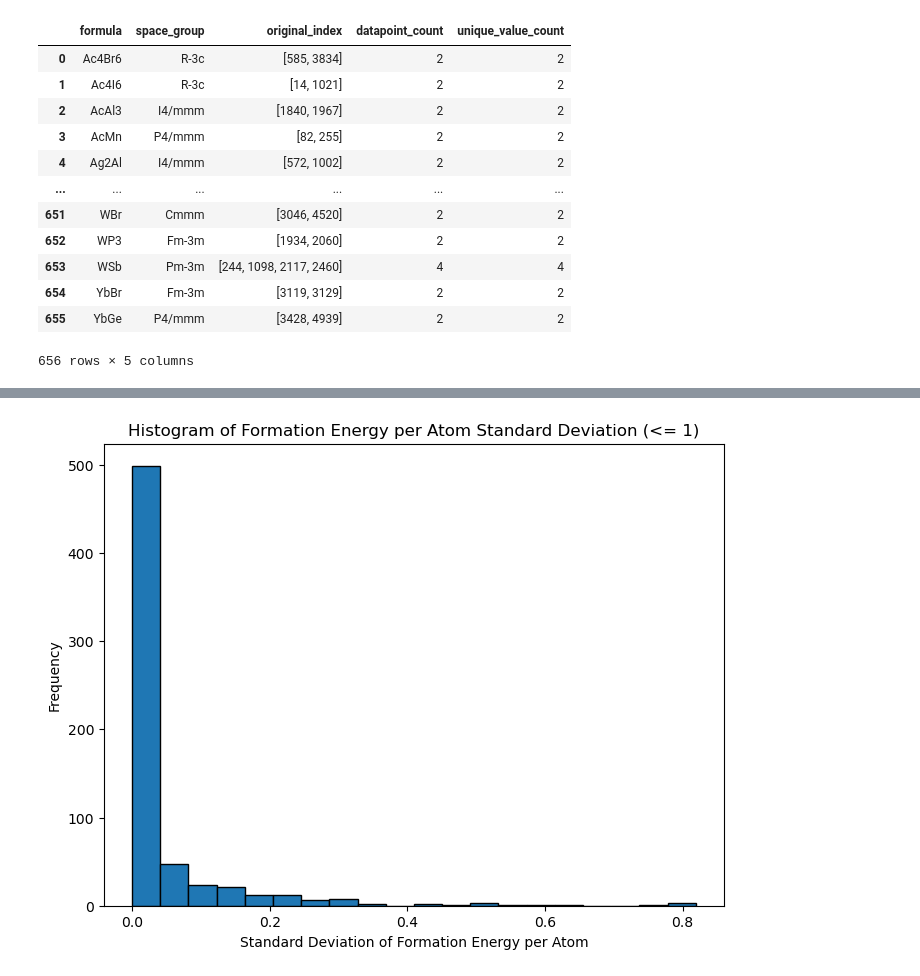
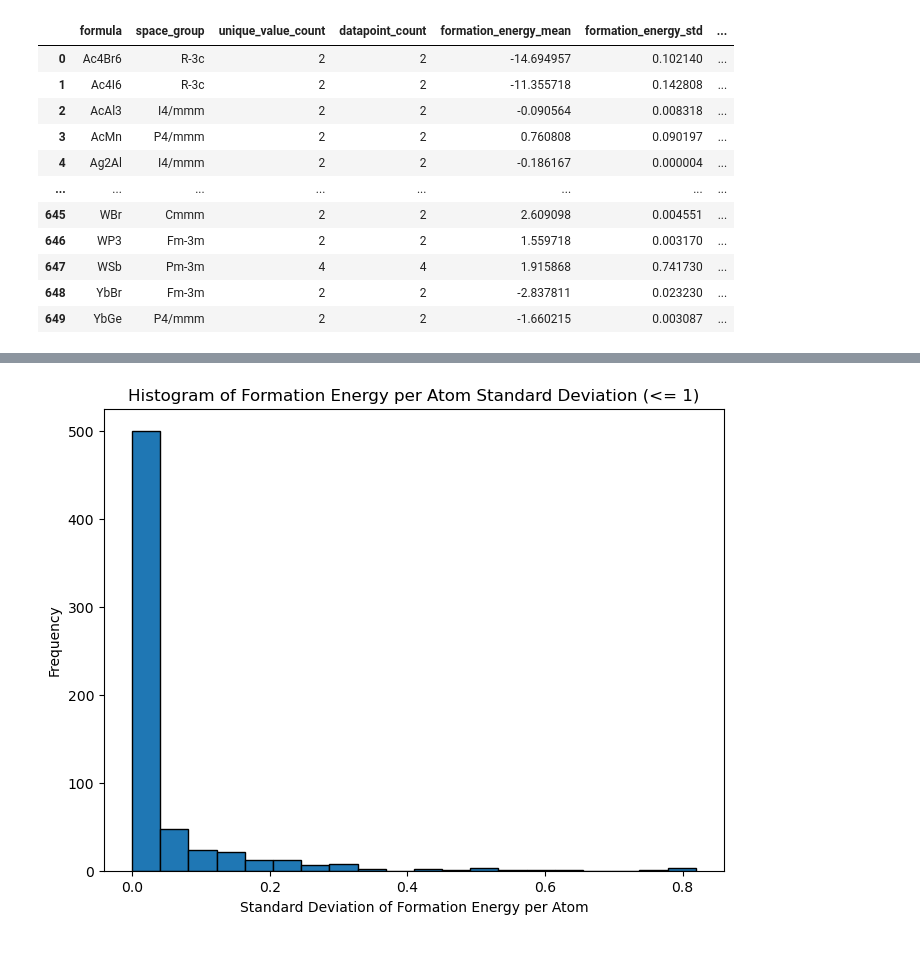
Before and after one commit to jfjoung/KRICT_Hackathon, a Jupyter notebook: practice.ipynb, the cells around one changed output, grey strips where cells are left out. Drawn from its saved outputs; the diff is of its cells as text; code cells hidden in the pictures.

Commit message:
Add cleaned data

```diff
--- a/practice.ipynb
+++ b/practice.ipynb
@@ -23,0 +49,16 @@ df
+# %%
+df['formation_energy'] = df['formation_energy'].apply(lambda x: ast.literal_eval(x) if isinstance(x, str) else x)
+
+# Extract 'value' and 'value_per_atom' from 'formation_energy' column
+df['formation_energy_value'] = df['formation_energy'].apply(lambda x: x.get('value') if isinstance(x, dict) else None)
+df['formation_energy_value_per_atom'] = df['formation_energy'].apply(lambda x: x.get('value_per_atom') if isinstance(x, dict) else None)
+
+# Remove rows where 'formation_energy_value_per_atom' is outside the range of -5 to 5
+df_cleaned = df[(df['formation_energy_value_per_atom'] <= 5) & (df['formation_energy_value_per_atom'] >= -5)].reset_index(drop=True)
+
+
+# Save the cleaned DataFrame to an Excel file
+df_cleaned.to_csv('MatDX_EF_cleaned.csv', index=False)
+
+# Display the cleaned DataFrame
+df_cleaned
@@ -89,31 +109,42 @@ exact_duplicates_df
 # %%
-df = df.reset_index().rename(columns={'index': 'original_index'})
+# Reset index to keep track of original indices
+df_cleaned = df_cleaned.reset_index().rename(columns={'index': 'original_index'})
 
 # Count occurrences of each (formula, space_group) pair to find exact duplicates
 duplicate_pairs = df.groupby(['formula', 'space_group']).size()
 exact_duplicates = duplicate_pairs[duplicate_pairs > 1].reset_index(name='count')
 
 # Filter the original DataFrame to include only exact duplicate pairs and keep original indices
-duplicate_df = df.merge(exact_duplicates[['formula', 'space_group']], on=['formula', 'space_group'])
+duplicate_df = df_cleaned.merge(exact_duplicates[['formula', 'space_group']], on=['formula', 'space_group'])
 
-
+# Convert 'formation_energy' from string to dictionary if needed
 duplicate_df['formation_energy'] = duplicate_df['formation_energy'].apply(lambda x: ast.literal_eval(x) if isinstance(x, str) else x)
 
-# Extract 'value' from the 'formation_energy' dictionary
+# Extract 'value' and 'value_per_atom' from the 'formation_energy' dictionary
 duplicate_df['formation_energy_value'] = duplicate_df['formation_energy'].apply(lambda x: x.get('value') if isinstance(x, dict) else None)
+duplicate_df['formation_energy_value_per_atom'] = duplicate_df['formation_energy'].apply(lambda x: x.get('value_per_atom') if isinstance(x, dict) else None)
 
-# Group by 'formula' and 'space_group' to count unique 'formation_energy_value'
-value_consistency = duplicate_df.groupby(['formula', 'space_group'])['formation_energy_value'].nunique()
-different_values_df = value_consistency[value_consistency > 1].reset_index(name='unique_value_count')
+# Convert extracted columns to numeric, forcing non-numeric values to NaN
+duplicate_df['formation_energy_value'] = pd.to_numeric(duplicate_df['formation_energy_value'], errors='coerce')
+duplicate_df['formation_energy_value_per_atom'] = pd.to_numeric(duplicate_df['formation_energy_value_per_atom'], errors='coerce')
 
-# Count datapoints for each (formula, space_group) in duplicate_df and include original indices
-datapoint_counts = duplicate_df.groupby(['formula', 'space_group']).agg({'original_index': list, 'formation_energy_value': 'size'}).reset_index()
-datapoint_counts = datapoint_counts.rename(columns={'formation_energy_value': 'datapoint_count'})
+# Check if conversion was successful
+print("Data types after conversion:")
+print(duplicate_df[['formation_energy_value', 'formation_energy_value_per_atom']].dtypes)
+print("\nAny NaN values in 'formation_energy_value':", duplicate_df['formation_energy_value'].isna().any())
+print("Any NaN values in 'formation_energy_value_per_atom':", duplicate_df['formation_energy_value_per_atom'].isna().any())
 
-# Merge with the unique_value_count to show the count of unique formation energy values per pair
-merged_counts = datapoint_counts.merge(different_values_df, on=['formula', 'space_group'], how='left').fillna(0)
-merged_counts['unique_value_count'] = merged_counts['unique_value_count'].astype(int)
+# Now proceed with aggregation, assuming data types are now clean
+stats = duplicate_df.groupby(['formula', 'space_group']).agg(
+    unique_value_count=('formation_energy_value', 'nunique'),
+    datapoint_count=('formation_energy_value', 'size'),
+    formation_energy_mean=('formation_energy_value', 'mean'),
+    formation_energy_std=('formation_energy_value', 'std'),
+    formation_energy_per_atom_mean=('formation_energy_value_per_atom', 'mean'),
+    formation_energy_per_atom_std=('formation_energy_value_per_atom', 'std'),
+    original_indices=('original_index', list)
+).reset_index()
 
 # Display the final result
-merged_counts
+stats
 # %% [output]
@@ -120,13 +158,12 @@ merged_counts
-|  | formula | space_group | original_index | datapoint_count | unique_value_count |
-| 0 | Ac4Br6 | R-3c | [585, 3834] | 2 | 2 |
-| 1 | Ac4I6 | R-3c | [14, 1021] | 2 | 2 |
-| 2 | AcAl3 | I4/mmm | [1840, 1967] | 2 | 2 |
-| 3 | AcMn | P4/mmm | [82, 255] | 2 | 2 |
-| 4 | Ag2Al | I4/mmm | [572, 1002] | 2 | 2 |
-| ... | ... | ... | ... | ... | ... |
-| 651 | WBr | Cmmm | [3046, 4520] | 2 | 2 |
-| 652 | WP3 | Fm-3m | [1934, 2060] | 2 | 2 |
-| 653 | WSb | Pm-3m | [244, 1098, 2117, 2460] | 4 | 4 |
-| 654 | YbBr | Fm-3m | [3119, 3129] | 2 | 2 |
-| 655 | YbGe | P4/mmm | [3428, 4939] | 2 | 2 |
+|  | formula | space_group | unique_value_count | datapoint_count | formation_energy_mean | formation_energy_std | ... |
+| 0 | Ac4Br6 | R-3c | 2 | 2 | -14.694957 | 0.102140 | ... |
+| 1 | Ac4I6 | R-3c | 2 | 2 | -11.355718 | 0.142808 | ... |
+| 2 | AcAl3 | I4/mmm | 2 | 2 | -0.090564 | 0.008318 | ... |
+| 3 | AcMn | P4/mmm | 2 | 2 | 0.760808 | 0.090197 | ... |
+| 4 | Ag2Al | I4/mmm | 2 | 2 | -0.186167 | 0.000004 | ... |
+| ... | ... | ... | ... | ... | ... | ... | ... |
+| 645 | WBr | Cmmm | 2 | 2 | 2.609098 | 0.004551 | ... |
+| 646 | WP3 | Fm-3m | 2 | 2 | 1.559718 | 0.003170 | ... |
+| 647 | WSb | Pm-3m | 4 | 4 | 1.915868 | 0.741730 | ... |
+| 648 | YbBr | Fm-3m | 2 | 2 | -2.837811 | 0.023230 | ... |
+| 649 | YbGe | P4/mmm | 2 | 2 | -1.660215 | 0.003087 | ... |
-656 rows × 5 columns
```
Also changed, not shown: parts of 19 cells of this notebook, 1 other file.
